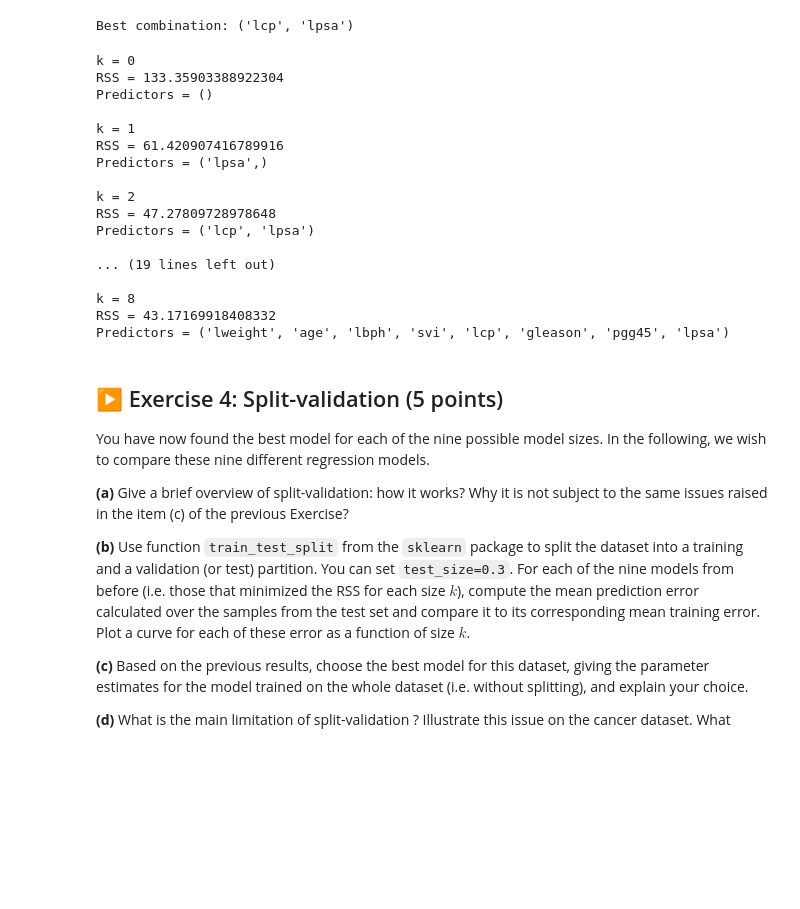
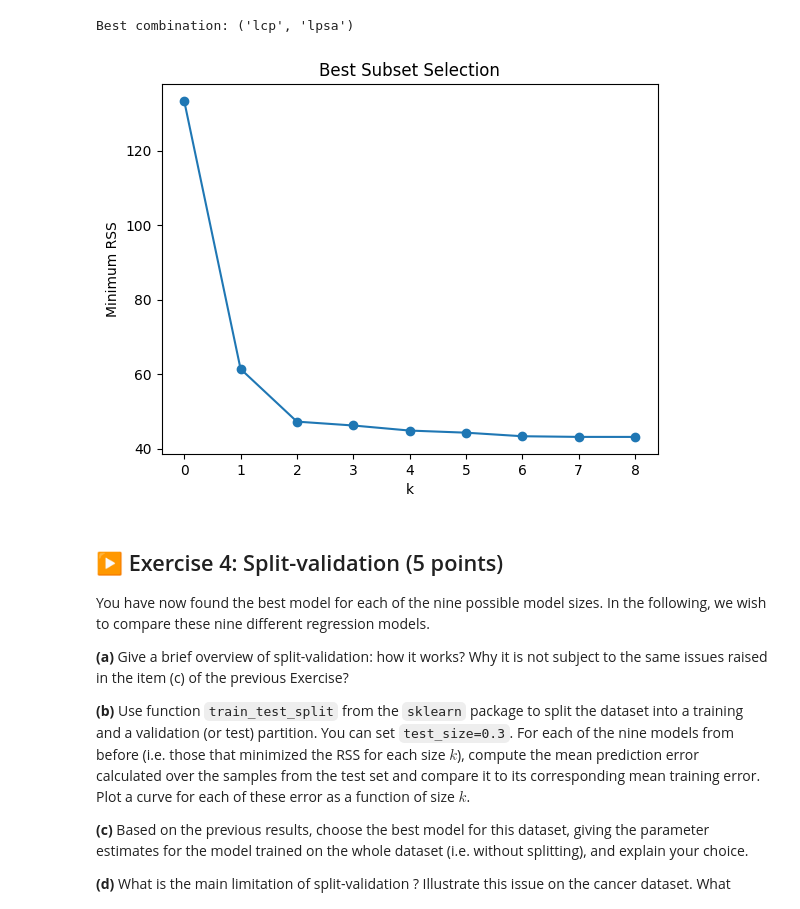
Before and after one commit to jmeilim/TP1-ISLA-g34, a Jupyter notebook: TP1.ipynb, the cells around one changed output. Drawn from its saved outputs; the diff is of its cells as text; code cells hidden in the pictures; blank space fills up the shorter version.

```diff
--- a/TP1.ipynb
+++ b/TP1.ipynb
@@ -559,46 +559,40 @@ Best combination: ('lcp', 'lpsa')
 # %%
 results ={}
 names = [i for i in df.columns if i != 'lcavol']
 for k in range(0,9):
     combinations = list(itertools.combinations(names, k))
     opt_rss = float('inf')
 
     for c in combinations:
         X = df[list(c)]
         X = sm.add_constant(X)
         y = df['lcavol']
         model = sm.OLS(y, X)
         result = model.fit()
         rss = sum(result.resid**2)
         if rss < opt_rss:
             opt_rss = rss
             best_combo = c
     results[k]= (opt_rss, best_combo)
 
 
 #for k in results:
 #    print("k =", k)
 #    print("RSS =", results[k][0])
 #    print("Predictors =", results[k][1])
 #    print()
+
+ks = sorted(results.keys())
+rss_values = [results[k][0] for k in ks]
+
+plt.figure()
+plt.plot(ks, rss_values, marker='o')
+plt.xlabel("k")
+plt.ylabel("Minimum RSS")
+plt.title("Best Subset Selection")
+plt.show()
 # %% [output]
-k = 0
-RSS = 133.35903388922304
-Predictors = ()
-
-k = 1
-RSS = 61.420907416789916
-Predictors = ('lpsa',)
-
-k = 2
-RSS = 47.27809728978648
-Predictors = ('lcp', 'lpsa')
-
-... (19 lines left out)
-
-k = 8
-RSS = 43.17169918408332
-Predictors = ('lweight', 'age', 'lbph', 'svi', 'lcp', 'gleason', 'pgg45', 'lpsa')
+[figure, added]
 # %% [markdown]
 ## ▶️ Exercise 4: Split-validation (5 points)
 
```
